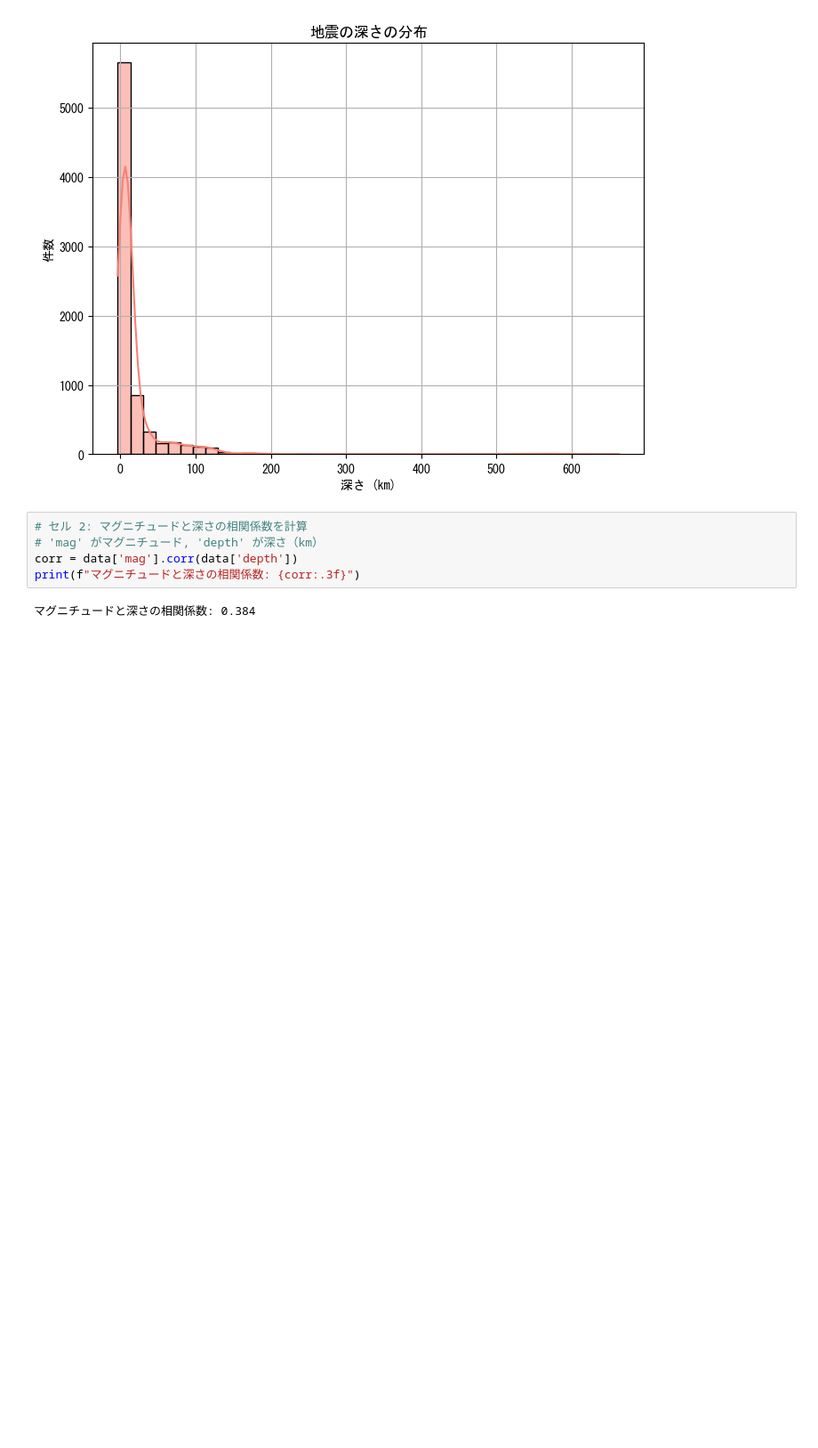
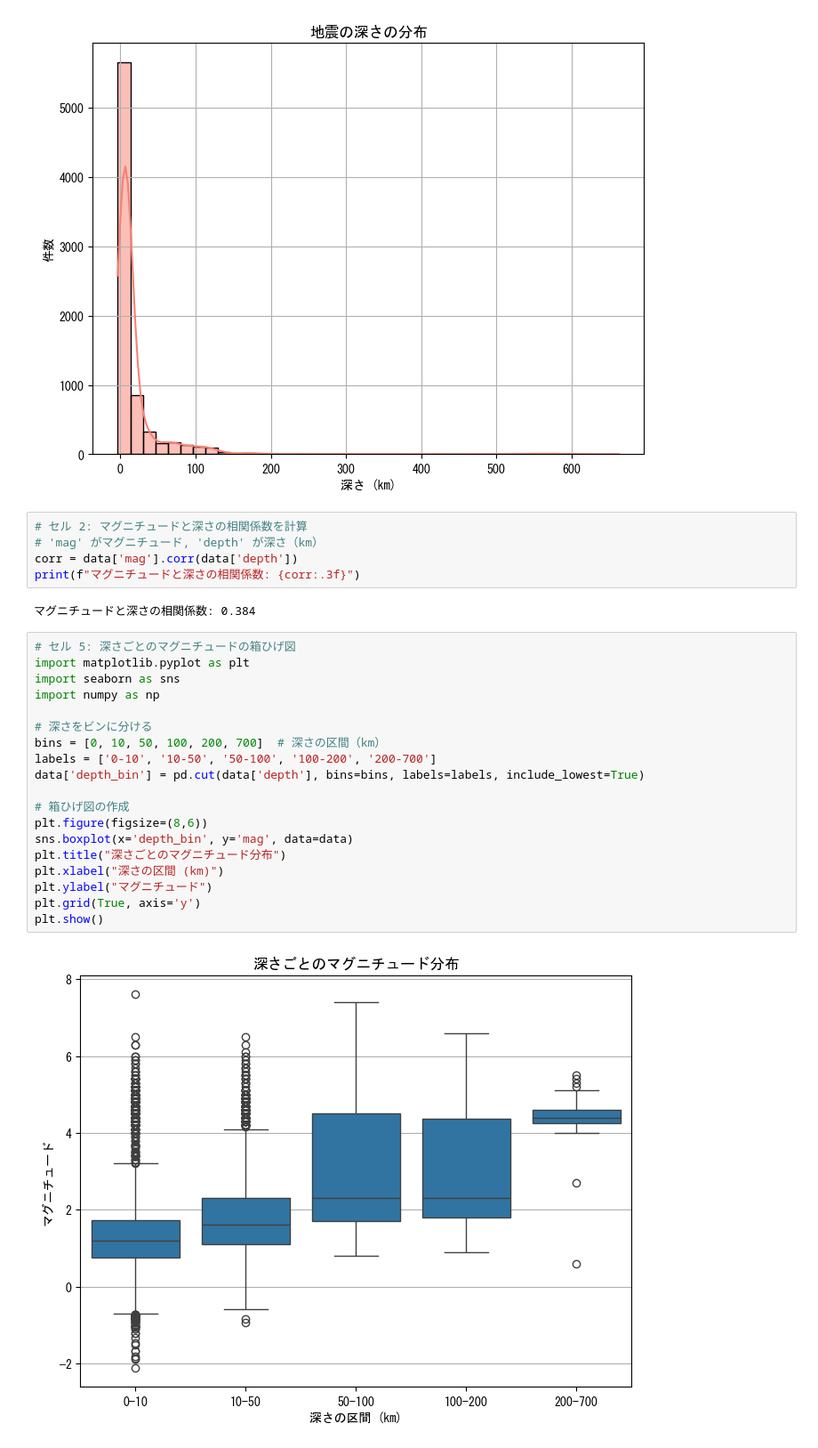
Before and after one commit to awano-kakeru/me, a Jupyter notebook: Week6/earthquake_analysis.ipynb, the cells around one changed output. Shown at 89% size. Drawn from its saved outputs; the diff is of its cells as text; blank space fills up the shorter version.

```diff
--- a/Week6/earthquake_analysis.ipynb
+++ b/Week6/earthquake_analysis.ipynb
@@ -95,3 +95,24 @@ corr = data['mag'].corr(data['depth'])
 print(f"マグニチュードと深さの相関係数: {corr:.3f}")
 # %% [output]
 マグニチュードと深さの相関係数: 0.384
+# %%
+# セル 5: 深さごとのマグニチュードの箱ひげ図
+import matplotlib.pyplot as plt
+import seaborn as sns
+import numpy as np
+
+# 深さをビンに分ける
+bins = [0, 10, 50, 100, 200, 700]  # 深さの区間（km）
+labels = ['0-10', '10-50', '50-100', '100-200', '200-700']
+data['depth_bin'] = pd.cut(data['depth'], bins=bins, labels=labels, include_lowest=True)
+
+# 箱ひげ図の作成
+plt.figure(figsize=(8,6))
+sns.boxplot(x='depth_bin', y='mag', data=data)
+plt.title("深さごとのマグニチュード分布")
+plt.xlabel("深さの区間 (km)")
+plt.ylabel("マグニチュード")
+plt.grid(True, axis='y')
+plt.show()
+# %% [output]
+[figure, added]
```
Also changed, not shown: parts of 2 cells of this notebook, 1 other file.
